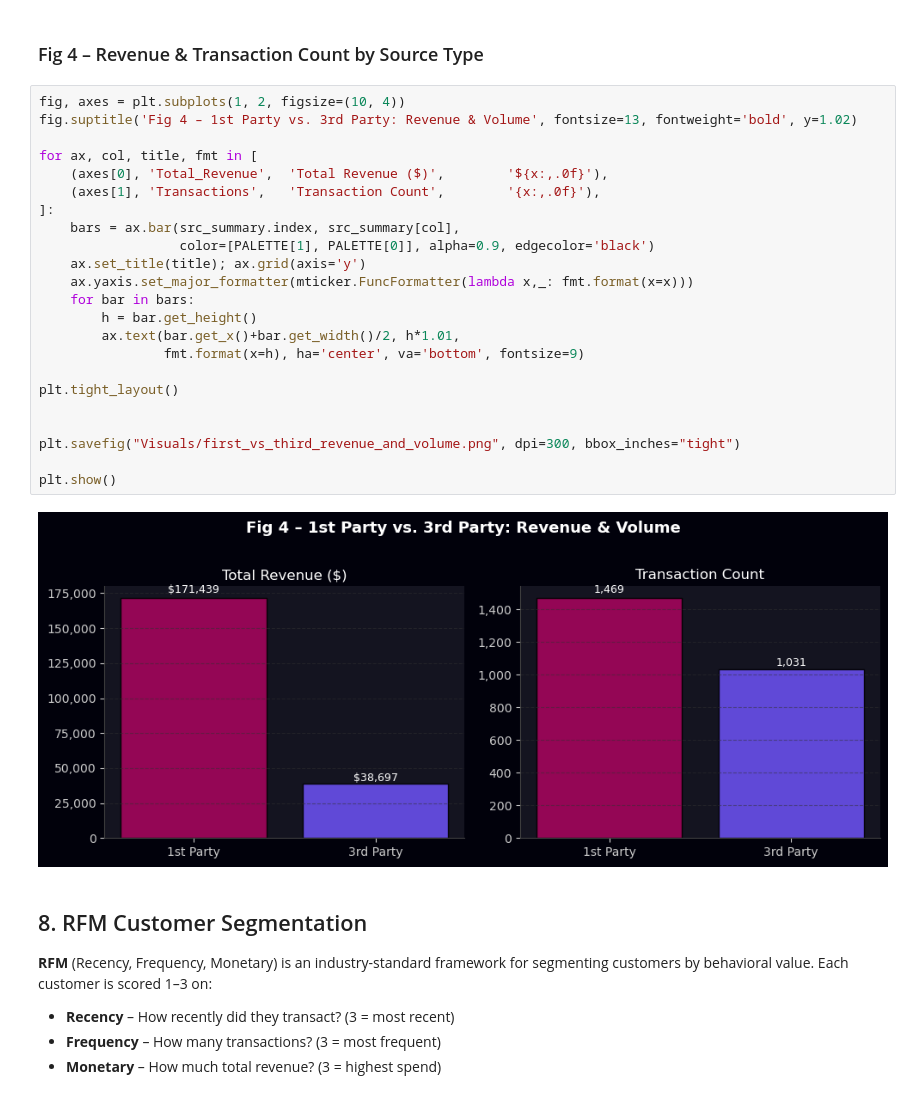
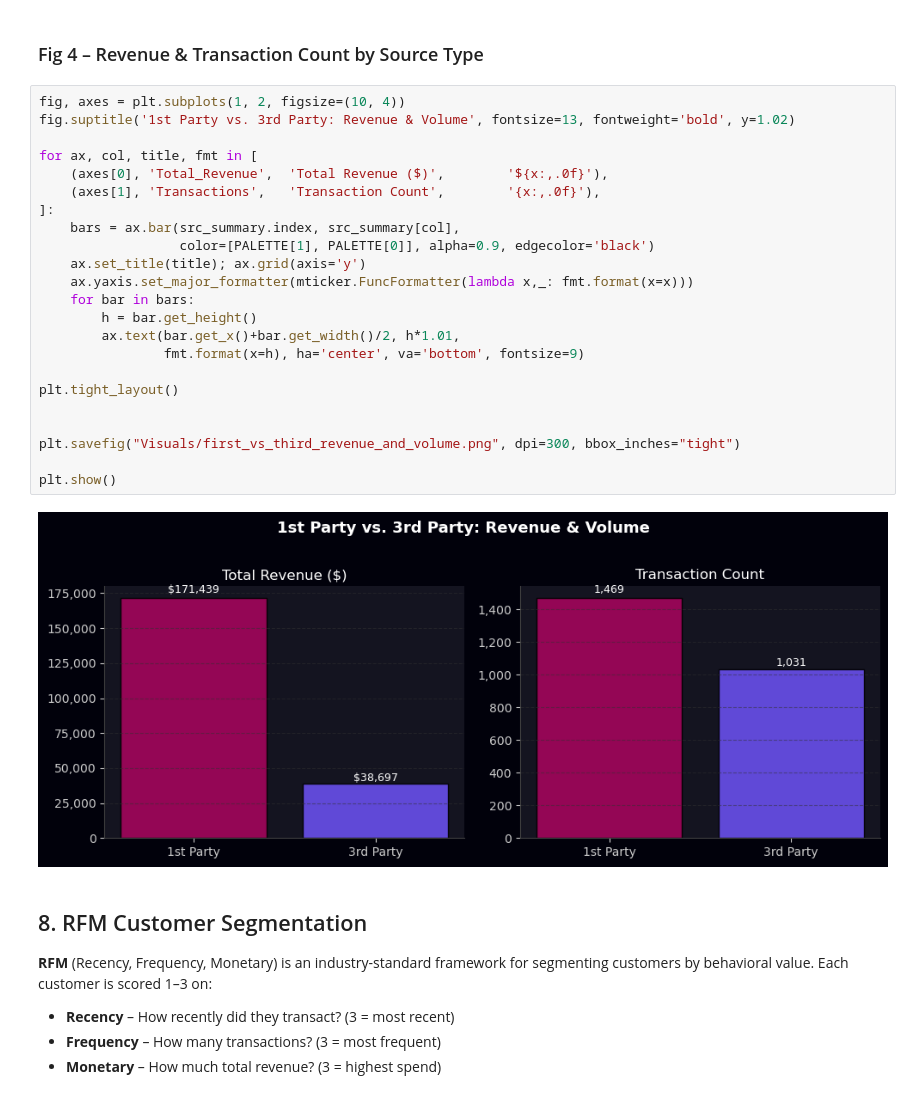
Before and after one commit to benjamint24/ITC-2026, a Jupyter notebook: Final EDA_combined.ipynb, the cells around one changed output. Drawn from its saved outputs; the diff is of its cells as text.

Commit message:
updates to visuals 4/17

```diff
--- a/Final EDA_combined.ipynb
+++ b/Final EDA_combined.ipynb
@@ -575,29 +575,29 @@ The case states that 3rd-party channels (theatrical, retail) represent the *majo
 ### Fig 4 – Revenue & Transaction Count by Source Type
 # %%
 fig, axes = plt.subplots(1, 2, figsize=(10, 4))
-fig.suptitle('Fig 4 – 1st Party vs. 3rd Party: Revenue & Volume', fontsize=13, fontweight='bold', y=1.02)
+fig.suptitle('1st Party vs. 3rd Party: Revenue & Volume', fontsize=13, fontweight='bold', y=1.02)
 
 for ax, col, title, fmt in [
     (axes[0], 'Total_Revenue',  'Total Revenue ($)',        '${x:,.0f}'),
     (axes[1], 'Transactions',   'Transaction Count',        '{x:,.0f}'),
 ]:
     bars = ax.bar(src_summary.index, src_summary[col],
                   color=[PALETTE[1], PALETTE[0]], alpha=0.9, edgecolor='black')
     ax.set_title(title); ax.grid(axis='y')
     ax.yaxis.set_major_formatter(mticker.FuncFormatter(lambda x,_: fmt.format(x=x)))
     for bar in bars:
         h = bar.get_height()
         ax.text(bar.get_x()+bar.get_width()/2, h*1.01,
                 fmt.format(x=h), ha='center', va='bottom', fontsize=9)
 
 plt.tight_layout()
 
 
 plt.savefig("Visuals/first_vs_third_revenue_and_volume.png", dpi=300, bbox_inches="tight")
 
 plt.show()
 # %% [output]
-[figure, old version]
+[figure, new version]
 # %% [markdown]
 ## 8. RFM Customer Segmentation
 
```
Also changed, not shown: parts of 5 cells of this notebook, 8 other files.
